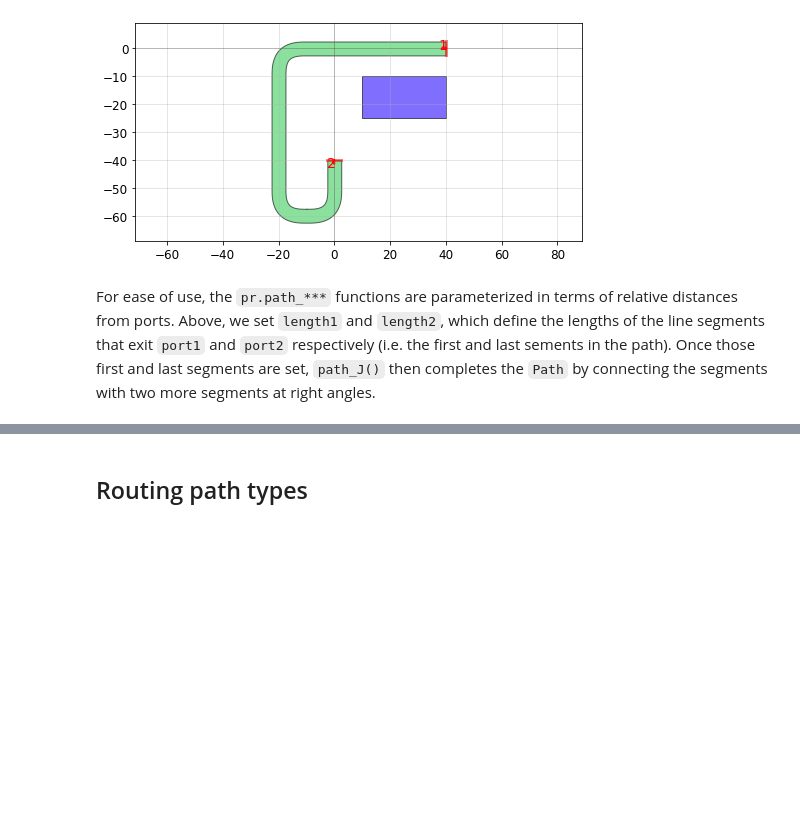
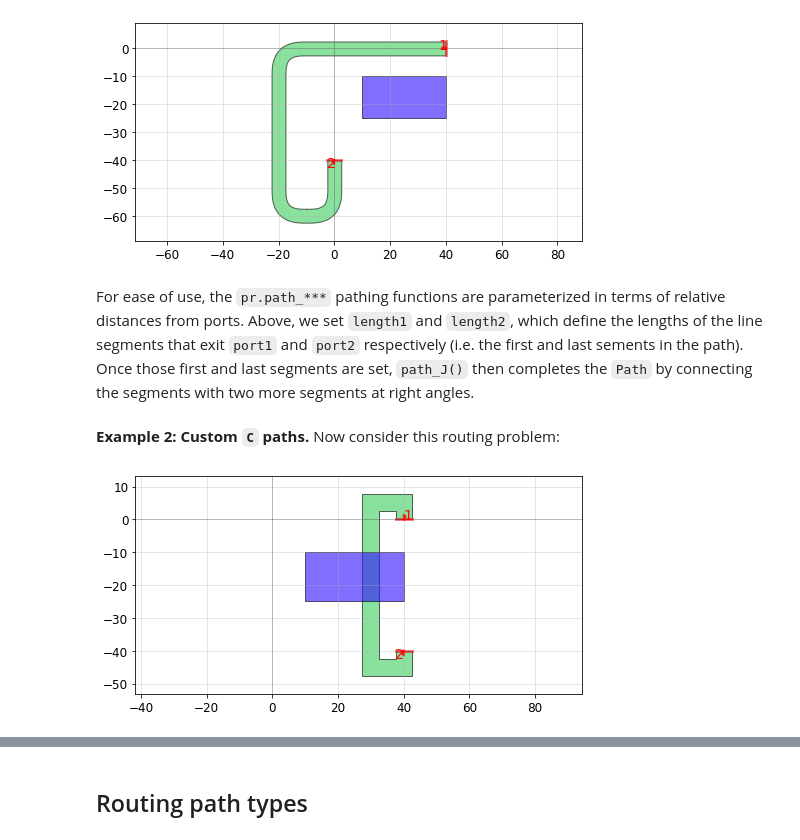
Before and after one commit to amccaugh/phidl, a Jupyter notebook: docs/tutorials/routing.ipynb, the cells around one changed output, grey strips where cells are left out. Saved outputs shown, nothing was run; the diff lists cells and outputs as text; code cells hidden in the pictures; blank space fills up the shorter version.

```diff
--- a/docs/tutorials/routing.ipynb
+++ b/docs/tutorials/routing.ipynb
@@ -109,4 +140,17 @@ qp(D)
 # %% [output]
 [figure]
 # %% [markdown]
-For ease of use, the `pr.path_***` functions are parameterized in terms of relative distances from ports. Above, we set `length1` and `length2`, which define the lengths of the line segments that exit `port1` and `port2` respectively (i.e. the first and last sements in the path). Once those first and last segments are set, `path_J()` then completes the `Path` by connecting the segments with two more segments at right angles.
+For ease of use, the `pr.path_***` pathing functions are parameterized in terms of relative distances from ports. Above, we set `length1` and `length2`, which define the lengths of the line segments that exit `port1` and `port2` respectively (i.e. the first and last sements in the path). Once those first and last segments are set, `path_J()` then completes the `Path` by connecting the segments with two more segments at right angles.
+# %% [markdown]
+__Example 2: Custom `C` paths.__ Now consider this routing problem:
+# %%
+D = Device()
+other_device = D.add_ref(pg.rectangle(size=(30,15),layer=1))
+other_device.move((10, -25))
+port1 = D.add_port(name=1, midpoint=(40,0), width=5, orientation=90)
+port2 = D.add_port(name=2, midpoint=(40, -40), width=5, orientation=270)
+
+D.add_ref(pr.route_sharp(port1, port2, path_type='manhattan', layer=0))
+qp(D)
+# %% [output]
+[figure, added]
```
Also changed, not shown: parts of 26 cells of this notebook.
